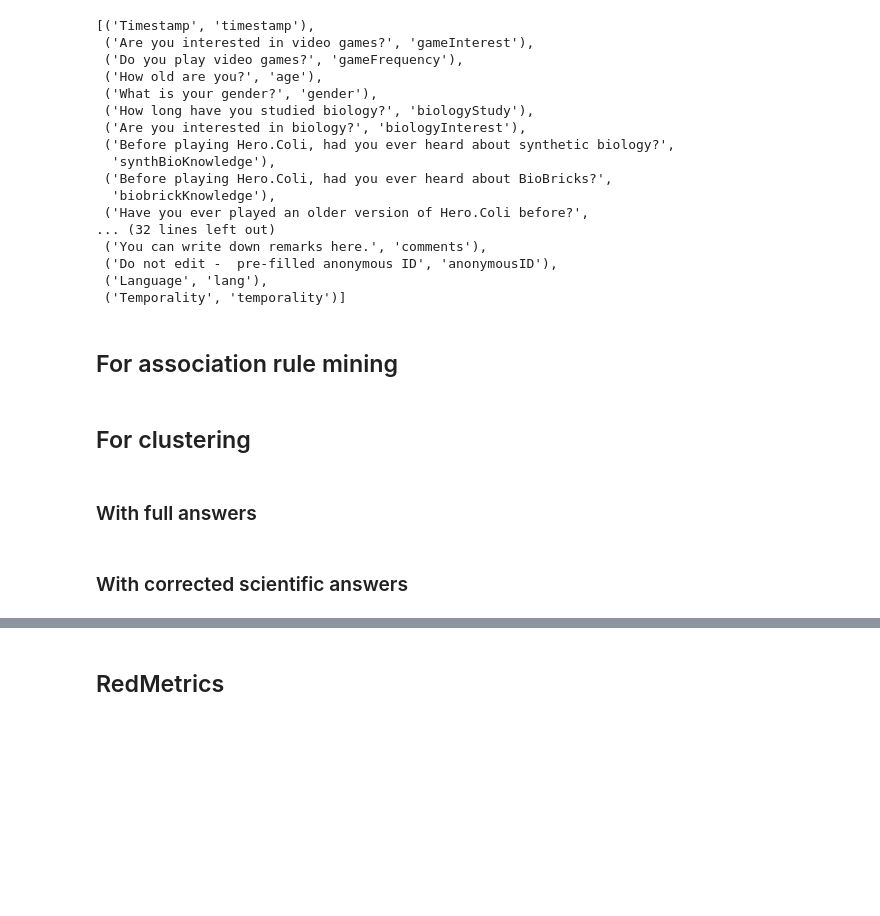
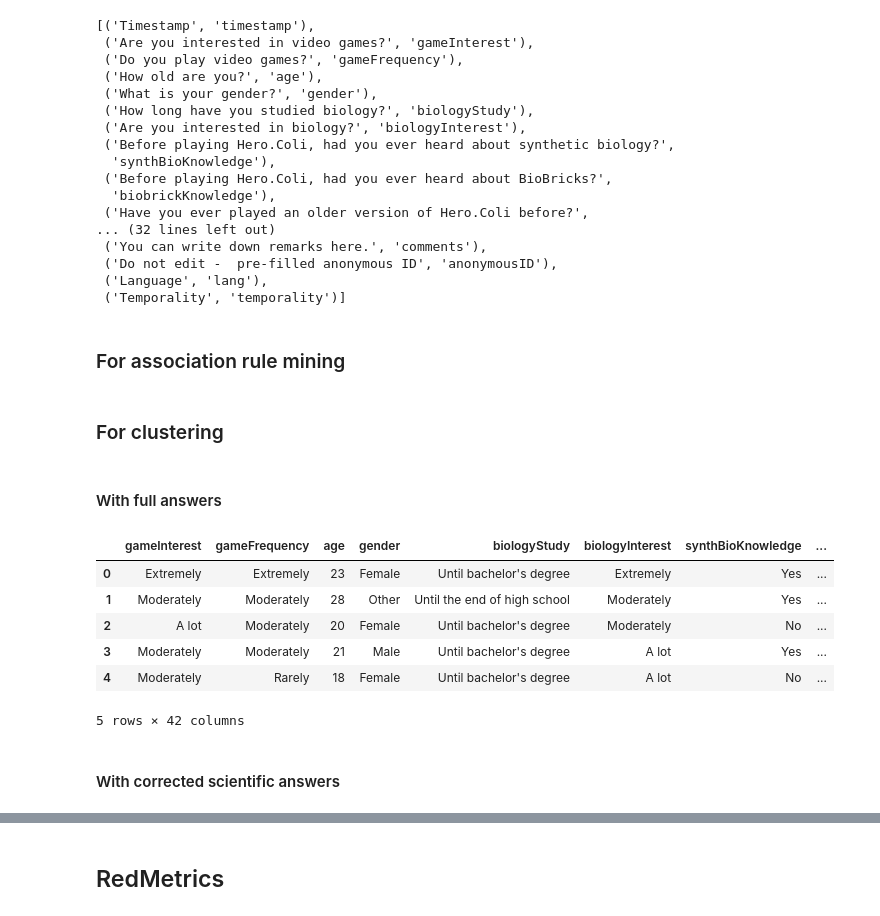
Before and after one commit to CyberCRI/dataanalysis-herocoli-redmetrics, a Jupyter notebook: v1.52/Data mining/dataFormating.ipynb, the cells around one changed output, grey strips where cells are left out. Saved outputs shown, nothing was run; the diff lists cells and outputs as text; code cells hidden in the pictures; blank space fills up the shorter version.

Commit message:
Finished Clustering. Done Classification for questionnaire-only data.

```diff
--- a/v1.52/Data mining/dataFormating.ipynb
+++ b/v1.52/Data mining/dataFormating.ipynb
@@ -51,19 +51,27 @@ list(zip(columnQuestions, columnTags))
  ('Language', 'lang'),
  ('Temporality', 'temporality')]
 # %% [markdown]
-## For association rule mining
+### For association rule mining
 # %%
 # Get only answers to scientific questions
 correctedScientific = correctedData.loc[:, "Q1":"Q27"]
 #correctedScientific.head()
 # %% [markdown]
-## For clustering
+### For clustering
 # %% [markdown]
-### With full answers
+#### With full answers
 # %%
 # Remove timestamp and comments features
 codedData = googleData.copy().drop(['timestamp', "comments"], axis=1)
-#codedData.head()
+codedData.head()
+# %% [output]
+|  | gameInterest | gameFrequency | age | gender | biologyStudy | biologyInterest | synthBioKnowledge | ... |
+| 0 | Extremely | Extremely | 23 | Female | Until bachelor's degree | Extremely | Yes | ... |
+| 1 | Moderately | Moderately | 28 | Other | Until the end of high school | Moderately | Yes | ... |
+| 2 | A lot | Moderately | 20 | Female | Until bachelor's degree | Moderately | No | ... |
+| 3 | Moderately | Moderately | 21 | Male | Until bachelor's degree | A lot | Yes | ... |
+| 4 | Moderately | Rarely | 18 | Female | Until bachelor's degree | A lot | No | ... |
+5 rows × 42 columns
 # %%
 # Code answers with integers when possible
 
@@ -135,7 +143,7 @@ undefForms.drop("anonymousID", axis=1, inplace = True)
 defForms.drop("anonymousID", axis=1, inplace = True)
 beforeAndAfterForms.drop("anonymousID", axis=1, inplace = True)
 # %% [markdown]
-### With corrected scientific answers
+#### With corrected scientific answers
 # %%
 # Remove timestamp and comments features
 codedCorrectedData = correctedData.copy().drop(['timestamp', "comments"], axis=1)
```
Also changed, not shown: parts of 10 cells of this notebook, 1 other file.
